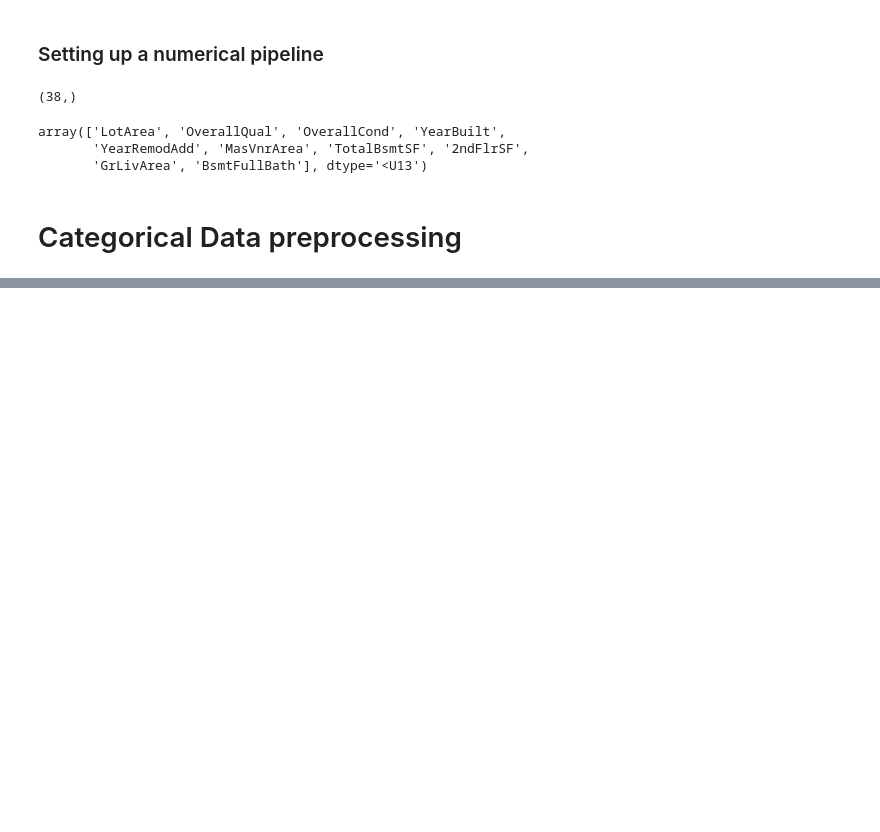
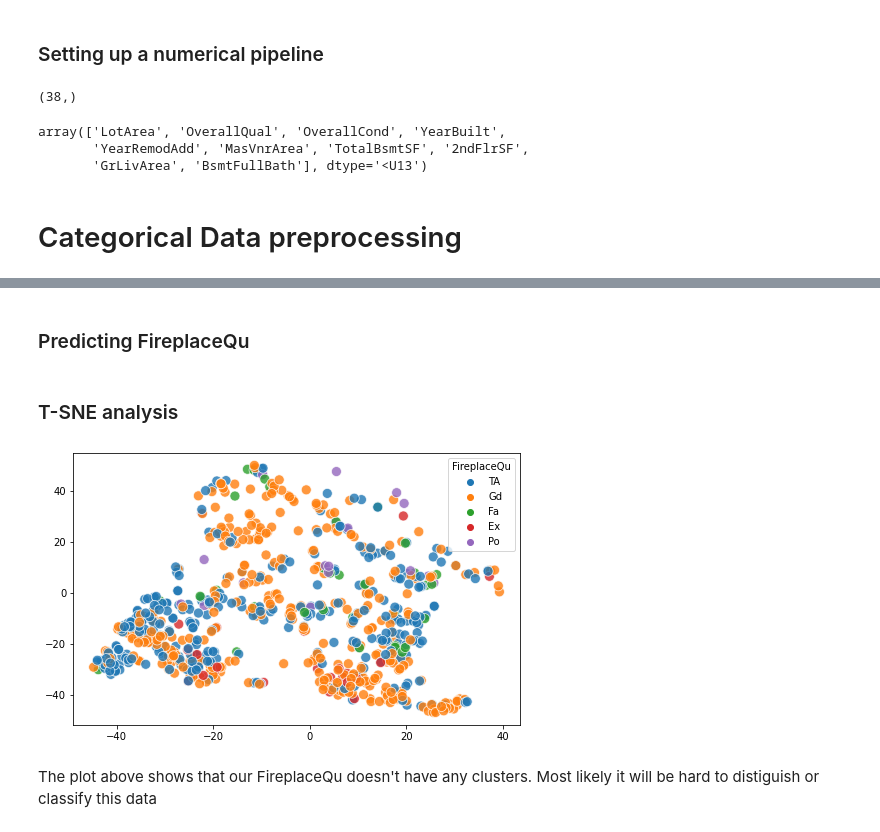
Before and after one commit to Justdek-code/data-science, a Jupyter notebook: house_prices_prediction/house_prices_prediction_attempt3.ipynb, the cells around one changed output, grey strips where cells are left out. Drawn from its saved outputs; the diff is of its cells as text; code cells hidden in the pictures; blank space fills up the shorter version.

Commit message:
t-SNE, predicting FireplaceQu (KNN, RandomForest), GridSearchCV

```diff
--- a/house_prices_prediction/house_prices_prediction_attempt3.ipynb
+++ b/house_prices_prediction/house_prices_prediction_attempt3.ipynb
@@ -217,5 +222,9 @@ selected_columns[:10]
 array(['LotArea', 'OverallQual', 'OverallCond', 'YearBuilt',
        'YearRemodAdd', 'MasVnrArea', 'TotalBsmtSF', '2ndFlrSF',
        'GrLivArea', 'BsmtFullBath'], dtype='<U13')
+# %%
+processed_numerical_data = pd.DataFrame(numerical_pipeline.fit_transform(numerical_data), columns=numerical_features)
+# %%
+processed_numerical_data = processed_numerical_data[selected_columns]
 # %% [markdown]
 # Categorical Data preprocessing
@@ -221,0 +249,2 @@ array(['LotArea', 'OverallQual', 'OverallCond', 'YearBuilt',
+# %% [markdown]
+### Predicting FireplaceQu
@@ -221,0 +257,12 @@ array(['LotArea', 'OverallQual', 'OverallCond', 'YearBuilt',
+# %% [markdown]
+### T-SNE analysis
+# %%
+tsne = TSNE(random_state=17)
+tsne_repr = tsne.fit_transform(processed_numerical_data)
+# %%
+plt.figure(figsize=(8, 5))
+sns.scatterplot(x=tsne_repr[:, 0], y=tsne_repr[:, 1], alpha=0.8, s=100, hue=categorical_data.FireplaceQu);
+# %% [output]
+[figure, added]
+# %% [markdown]
+The plot above shows that our FireplaceQu doesn't have any clusters. Most likely it will be hard to distiguish or classify this data
```
Also changed, not shown: parts of 25 cells of this notebook.
